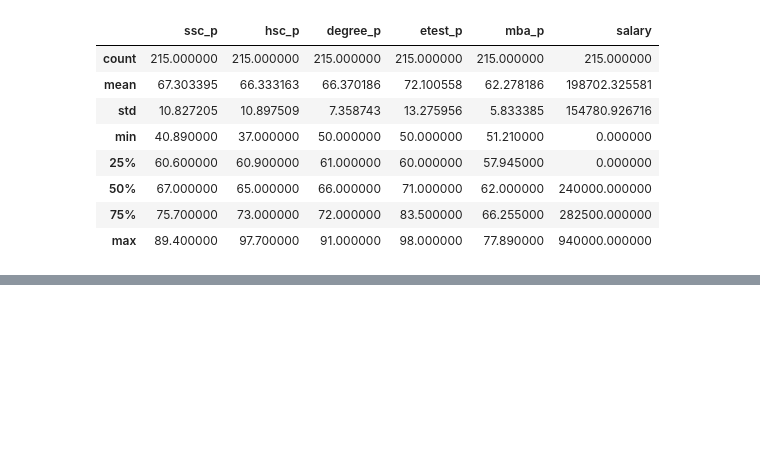
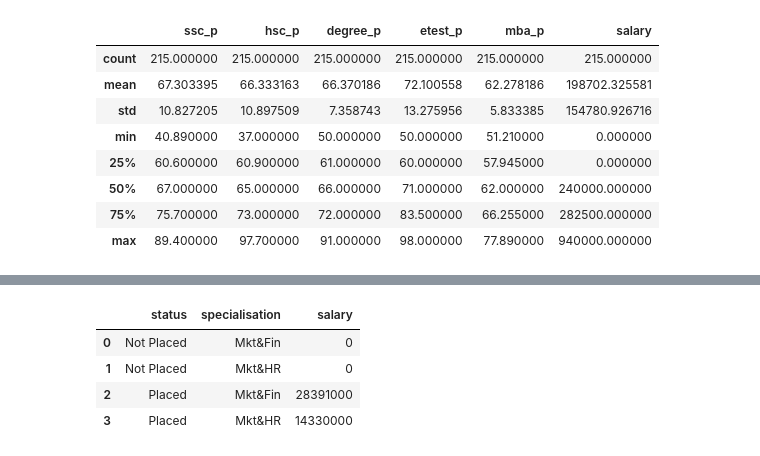
Before and after one commit to devchoplife/Campus-placement, a Jupyter notebook: school_placement.ipynb, the cells around one changed output, grey strips where cells are left out. Cells and saved outputs as stored; diff of their text form; code cells hidden in the pictures; blank space fills up the shorter version.

```diff
--- a/school_placement.ipynb
+++ b/school_placement.ipynb
@@ -154,0 +204,9 @@ pment.describe(include ='all')
+# %%
+spec_grp = pment.groupby(['status', 'specialisation'], as_index = False)['salary'].sum()
+spec_grp
+# %% [output]
+|  | status | specialisation | salary |
+| 0 | Not Placed | Mkt&Fin | 0 |
+| 1 | Not Placed | Mkt&HR | 0 |
+| 2 | Placed | Mkt&Fin | 28391000 |
+| 3 | Placed | Mkt&HR | 14330000 |
```
Also changed, not shown: parts of 8 cells of this notebook.
